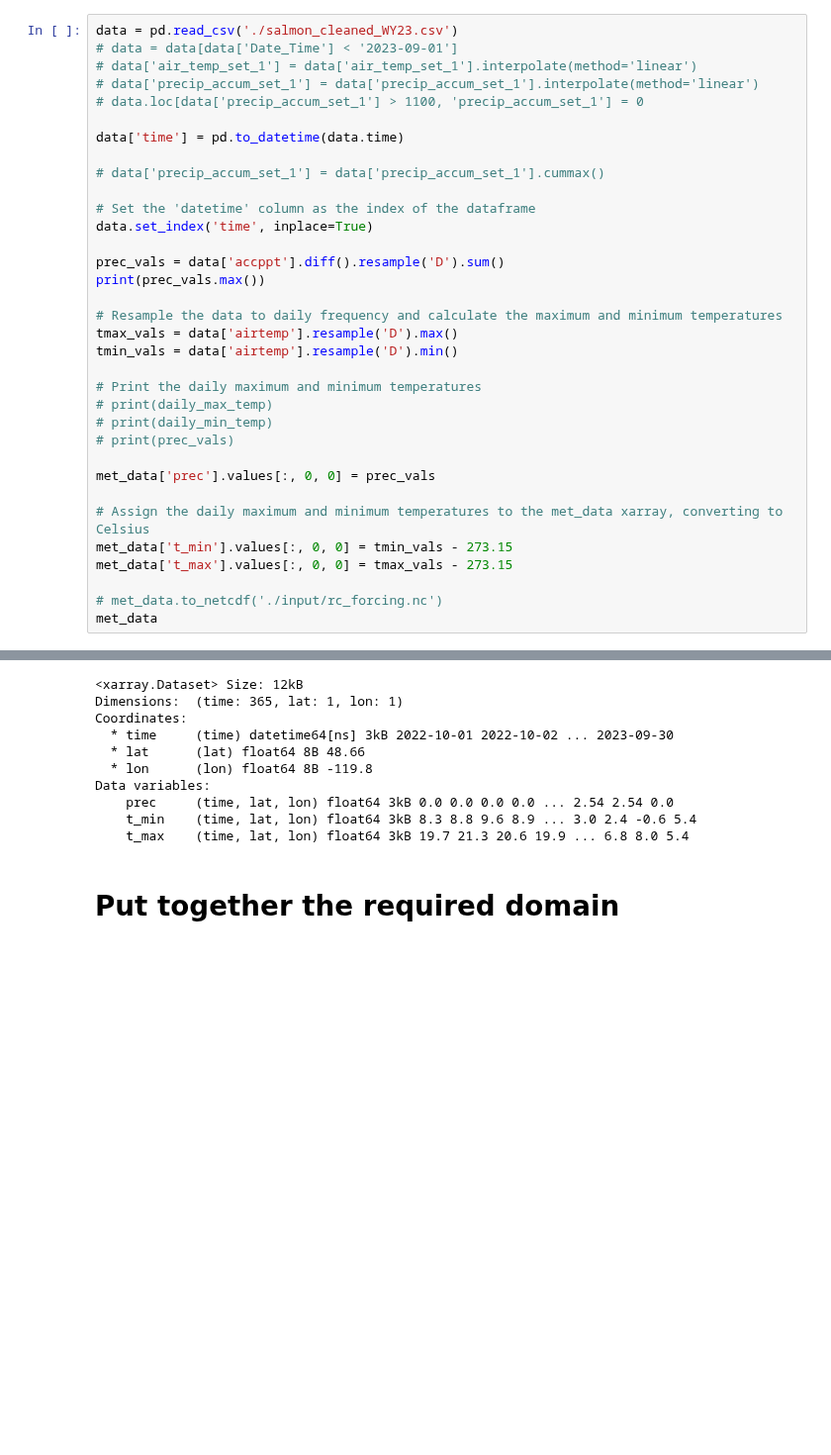
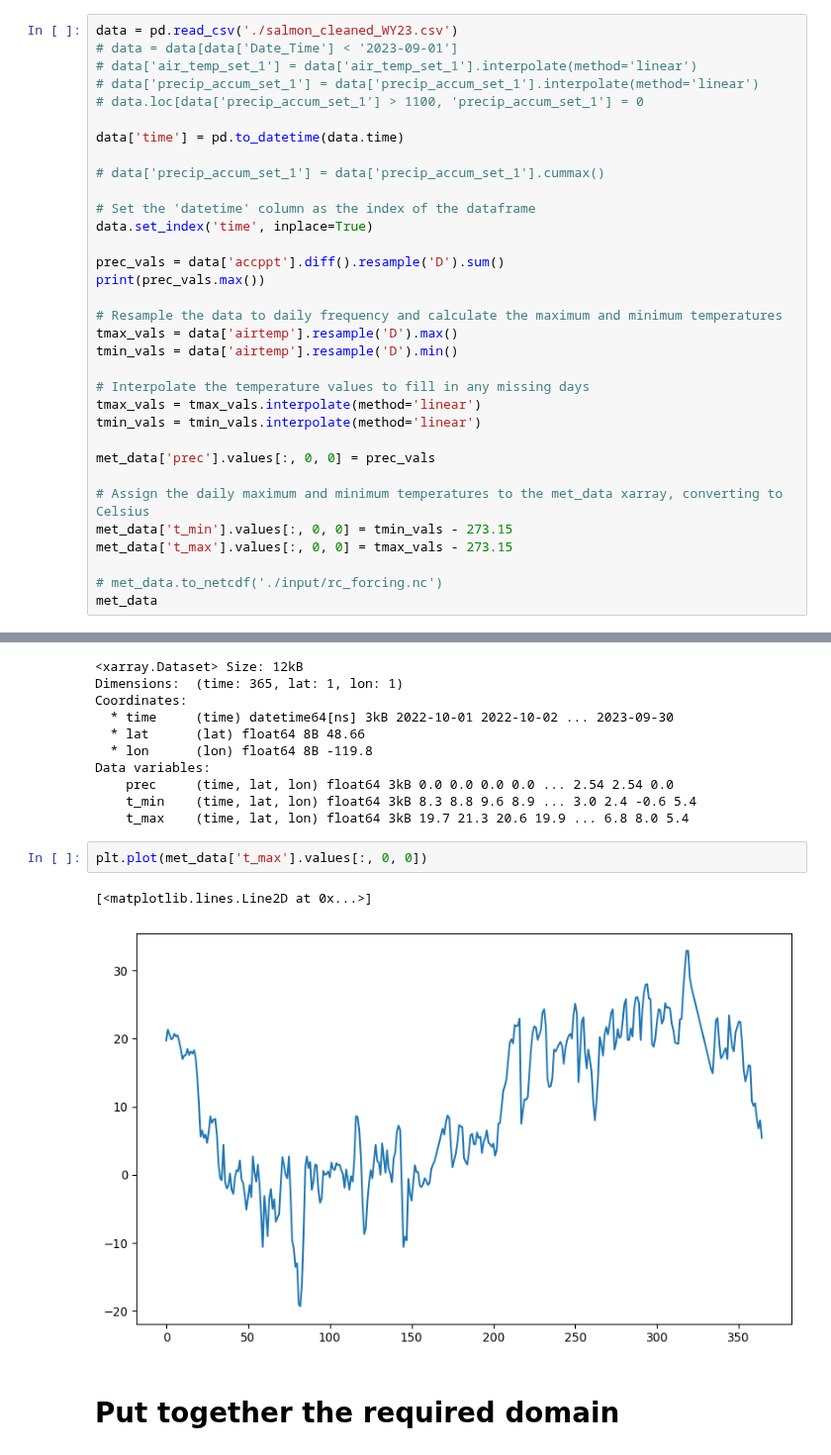
Before and after one commit to clinton-alden/summa, a Jupyter notebook: processing/methow/3_creating_input_datasets.ipynb, the cells around one changed output, grey strips where cells are left out. Shown at 99% size. Saved outputs shown, nothing was run; the diff lists cells and outputs as text; blank space fills up the shorter version.

```diff
--- a/processing/methow/3_creating_input_datasets.ipynb
+++ b/processing/methow/3_creating_input_datasets.ipynb
@@ -152,10 +152,9 @@ print(prec_vals.max())
 tmax_vals = data['airtemp'].resample('D').max()
 tmin_vals = data['airtemp'].resample('D').min()
 
-# Print the daily maximum and minimum temperatures
-# print(daily_max_temp)
-# print(daily_min_temp)
-# print(prec_vals)
+# Interpolate the temperature values to fill in any missing days
+tmax_vals = tmax_vals.interpolate(method='linear')
+tmin_vals = tmin_vals.interpolate(method='linear')
 
 met_data['prec'].values[:, 0, 0] = prec_vals
 
@@ -177,6 +176,11 @@ Data variables:
     prec     (time, lat, lon) float64 3kB 0.0 0.0 0.0 0.0 ... 2.54 2.54 0.0
     t_min    (time, lat, lon) float64 3kB 8.3 8.8 9.6 8.9 ... 3.0 2.4 -0.6 5.4
     t_max    (time, lat, lon) float64 3kB 19.7 21.3 20.6 19.9 ... 6.8 8.0 5.4
+# %%
+plt.plot(met_data['t_max'].values[:, 0, 0])
+# %% [output]
+[<matplotlib.lines.Line2D at 0x...>]
+[figure, added]
 # %% [markdown]
 # Put together the required domain
 # %%
```
Also changed, not shown: parts of 5 cells of this notebook.
